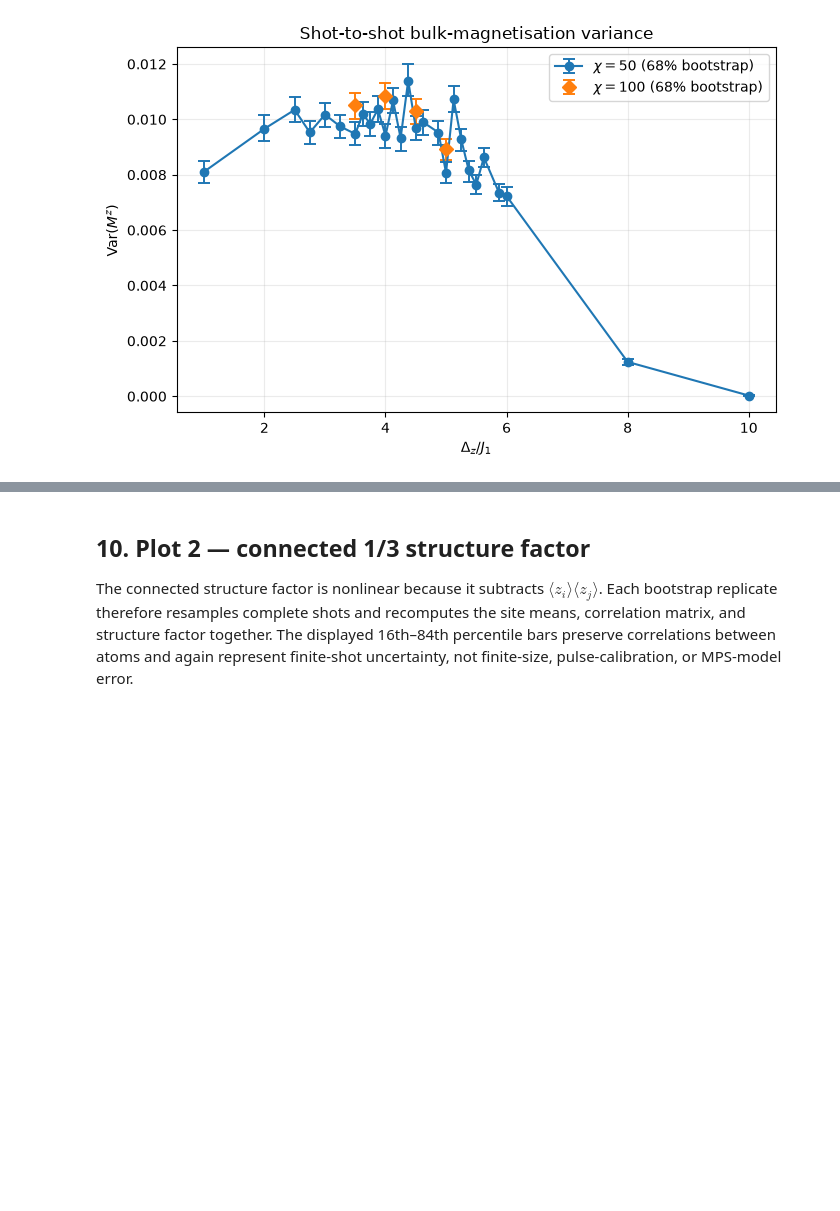
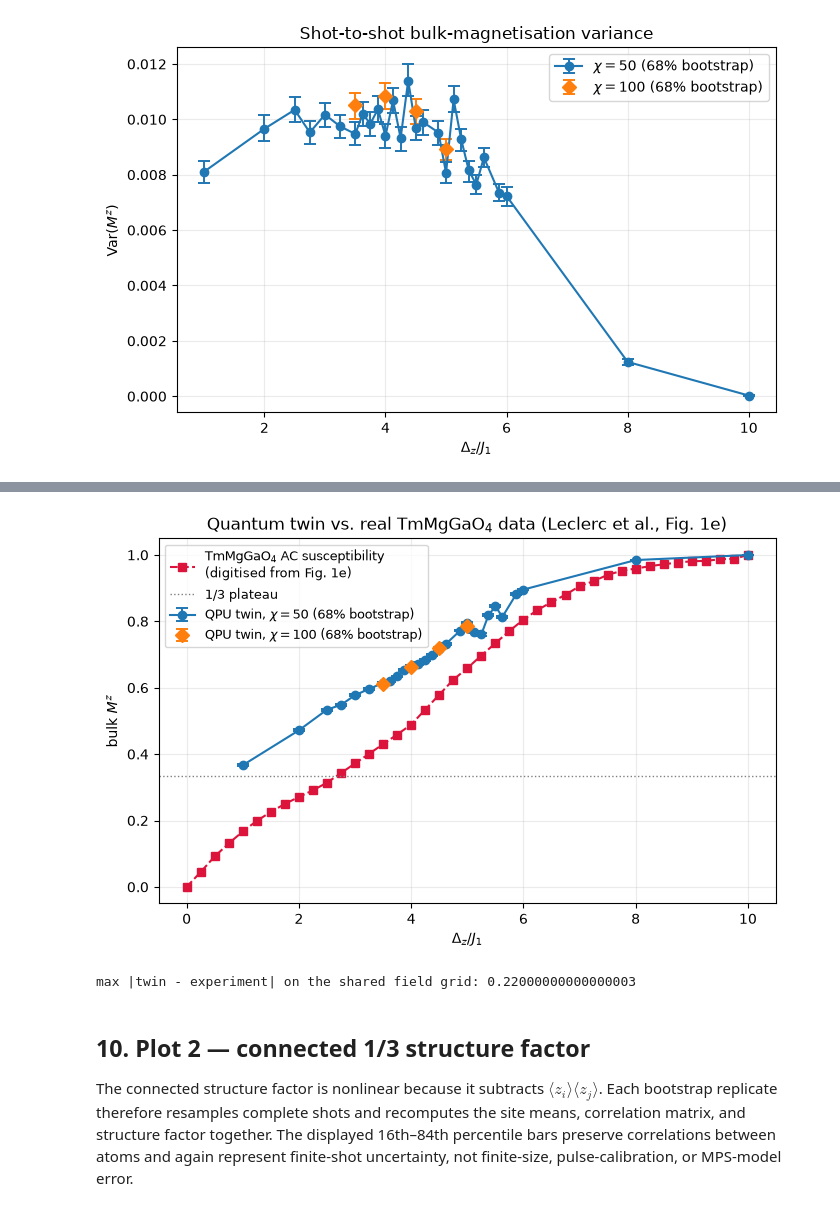
Before and after one commit to oyewodayo/tmmggao4_quantum_twin, a Jupyter notebook: notebooks/02_phase2a_material_twin.ipynb, the cells around one changed output, grey strips where cells are left out. Saved outputs shown, nothing was run; the diff lists cells and outputs as text; code cells hidden in the pictures; blank space fills up the shorter version.

```diff
--- a/notebooks/02_phase2a_material_twin.ipynb
+++ b/notebooks/02_phase2a_material_twin.ipynb
@@ -729,3 +699,33 @@ max |twin - experiment| on the shared field grid: 0.30400000000000005
+# %%
+# Overlay the real, digitised experimental AC-susceptibility curve (Fig. 1e).
+import csv
+dz_data, mz_data = [], []
+with open('../material_data.csv') as f:
+    for row in csv.DictReader(f):
+        dz_data.append(float(row['Delta_z_over_J1']))
+        mz_data.append(float(row['Mz_AC']))
+
+fig, ax = plt.subplots(figsize=(7, 4.6))
+ax.errorbar(fields, mz, yerr=mzerr, fmt='o-', capsize=4, capthick=1.4, elinewidth=1.4,
+            label=r'QPU twin, $\chi=50$ (68% bootstrap)')
+ax.errorbar(check, mz100, yerr=mzerr100, fmt='D', ms=7, capsize=4, capthick=1.4, elinewidth=1.4,
+            label=r'QPU twin, $\chi=100$ (68% bootstrap)')
+ax.plot(dz_data, mz_data, 's--', color='crimson', ms=6,
+        label='TmMgGaO$_4$ AC susceptibility\n(digitised from Fig. 1e)')
+ax.axhline(1/3, color='gray', ls=':', lw=1, label='1/3 plateau')
+ax.set(xlabel=r'$\Delta_z/J_1$', ylabel=r'bulk $M^z$',
+       title='Quantum twin vs. real TmMgGaO$_4$ data (Leclerc et al., Fig. 1e)')
+ax.grid(alpha=.25); ax.legend(fontsize=9); fig.tight_layout()
+plt.savefig('phase2a_vs_experiment.png', dpi=140)
+plt.show()
+
+in_range = (fields >= min(dz_data)) & (fields <= max(dz_data))
+twin_on_grid = np.array([summary50[f]['center'][0] for f in fields[in_range]])
+exp_on_grid = np.interp(fields[in_range], dz_data, mz_data)
+print('max |twin - experiment| on the shared field grid:', np.max(np.abs(twin_on_grid - exp_on_grid)))
+# %% [output]
+[figure, added]
+max |twin - experiment| on the shared field grid: 0.22000000000000003
 # %% [markdown]
 ## 10. Plot 2 — connected 1/3 structure factor
 
```
Also changed, not shown: parts of 3 cells of this notebook, 20 other files.
